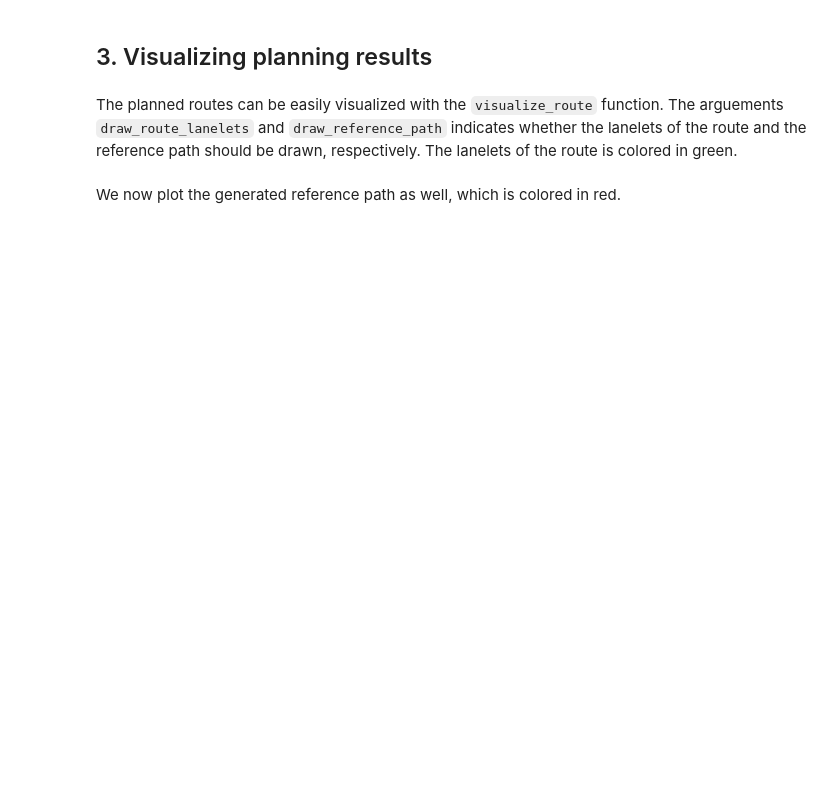
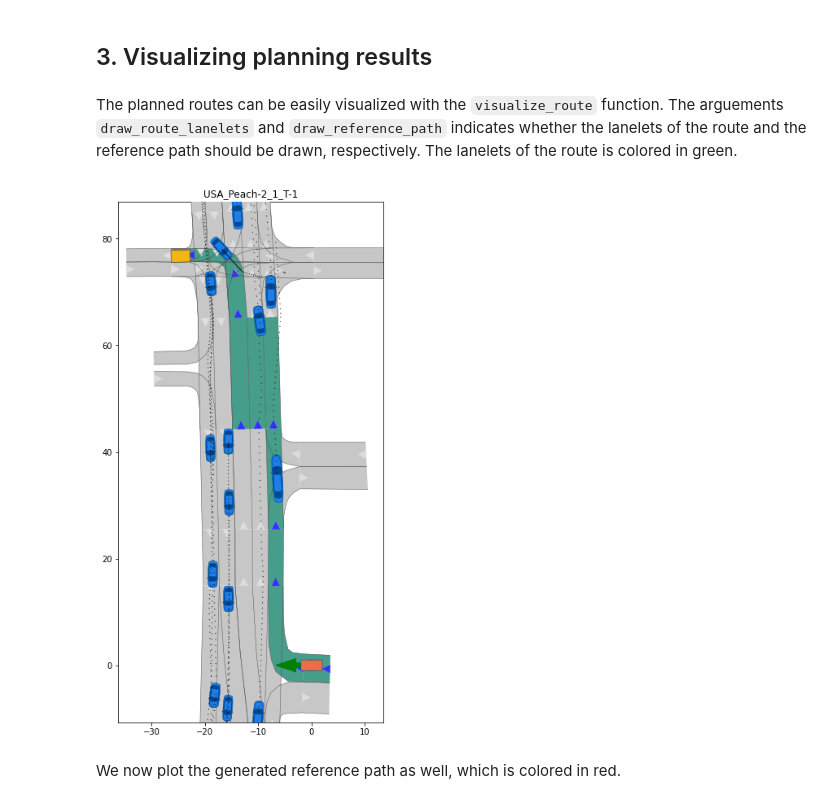
Before and after one commit to EmanuelMedinaAraujo/CommonRoadSearch, a Jupyter notebook: tutorials/5_route_planner/tutorial_route_planner.ipynb, the cells around one changed output. Cells and saved outputs as stored; diff of their text form; code cells hidden in the pictures; blank space fills up the shorter version.

```diff
--- a/tutorials/5_route_planner/tutorial_route_planner.ipynb
+++ b/tutorials/5_route_planner/tutorial_route_planner.ipynb
@@ -92,7 +108,9 @@ print(route.reference_path)
 # %% [markdown]
 The planned routes can be easily visualized with the `visualize_route` function. The arguements `draw_route_lanelets` and `draw_reference_path` indicates whether the lanelets of the route and the reference path should be drawn, respectively. The lanelets of the route is colored in green.
 # %%
-visualize_route(route, scenario, planning_problem, draw_route_lanelets=True, draw_reference_path=False, size_x=6)
+visualize_route(route, scenario, planning_problem, draw_route_lanelets=True, draw_reference_path=False, size_x=6, save_img=False)
+# %% [output]
+[figure, added]
 # %% [markdown]
 We now plot the generated reference path as well, which is colored in red.
 # %%
```
Also changed, not shown: parts of 3 cells of this notebook, 5 other files.
